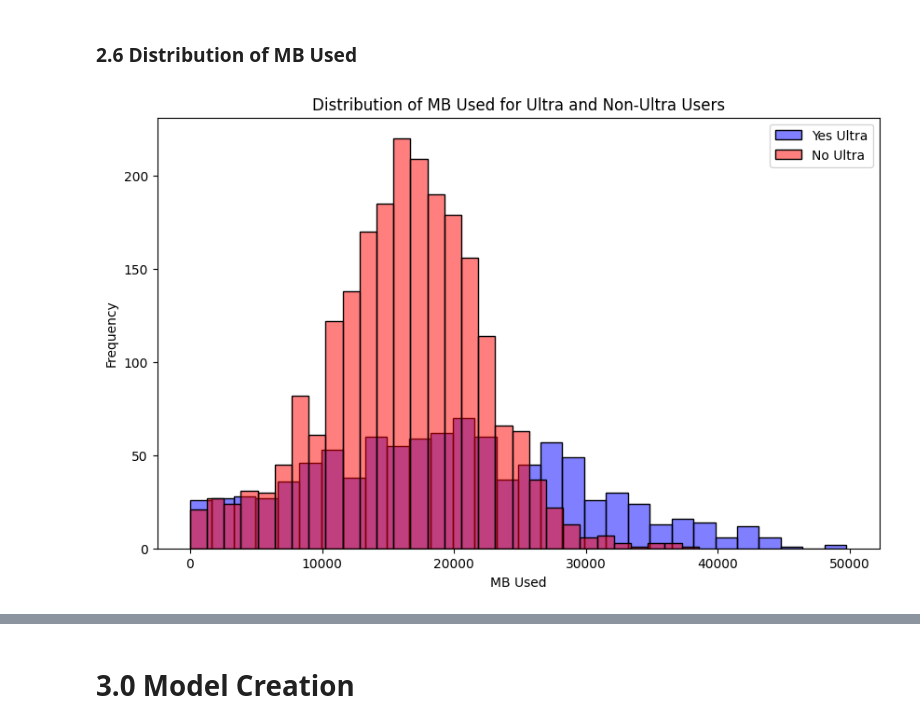
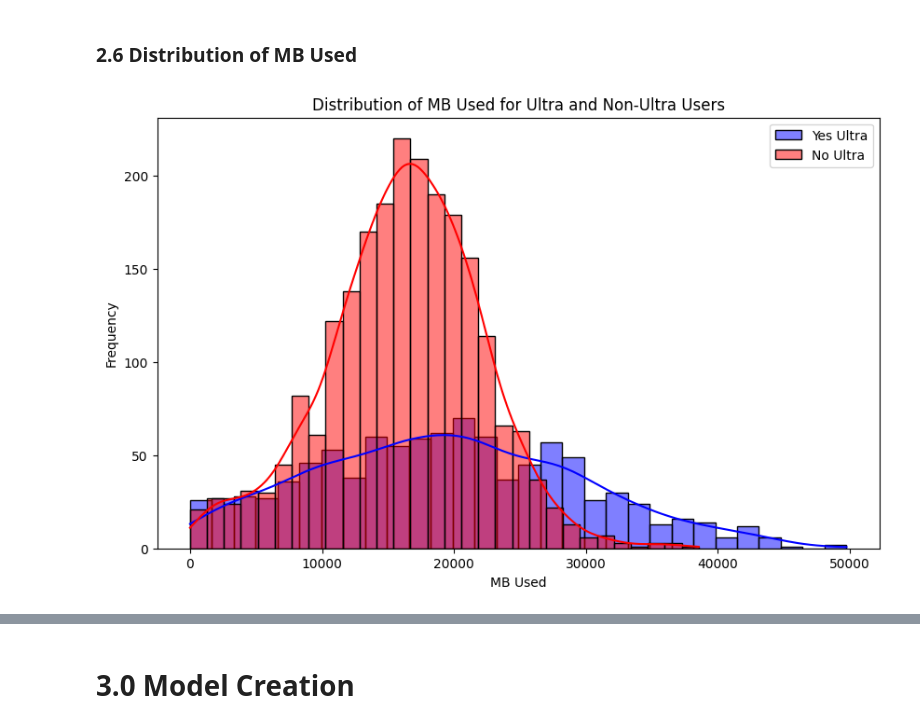
Before and after one commit to Vyncent-vdW/sprint_seven_intro_to_ml, a Jupyter notebook: sprint_seven_intro_to_ml_nb.ipynb, the cells around one changed output, grey strips where cells are left out. Saved outputs shown, nothing was run; the diff lists cells and outputs as text; code cells hidden in the pictures.

Commit message:
Added KDE and more specifics such as stats under each graph.

```diff
--- a/sprint_seven_intro_to_ml_nb.ipynb
+++ b/sprint_seven_intro_to_ml_nb.ipynb
@@ -218,22 +286,22 @@ plt.show()
 # %% [markdown]
 ### 2.6 Distribution of MB Used
 # %%
-plt.figure(figsize=(10, 6))
+plt.figure(figsize= (10, 6))
 sns.histplot(yes_ultra['mb_used'],
-             kde=False, bins=30,
-             color='blue',
-             label='Yes Ultra',
-             alpha=0.5)
+             kde= True, bins= 30,
+             color= 'blue',
+             label= 'Yes Ultra',
+             alpha= 0.5)
 sns.histplot(no_ultra['mb_used'],
-             kde=False,
-             bins=30,
-             color='red',
-             label='No Ultra',
-             alpha=0.5)
+             kde= True,
+             bins= 30,
+             color= 'red',
+             label= 'No Ultra',
+             alpha= 0.5)
 plt.title('Distribution of MB Used for Ultra and Non-Ultra Users')
 plt.xlabel('MB Used')
 plt.ylabel('Frequency')
 plt.legend()
 plt.show()
 # %% [output]
-[figure, old version]
+[figure, new version]
```
Also changed, not shown: parts of 9 cells of this notebook.
